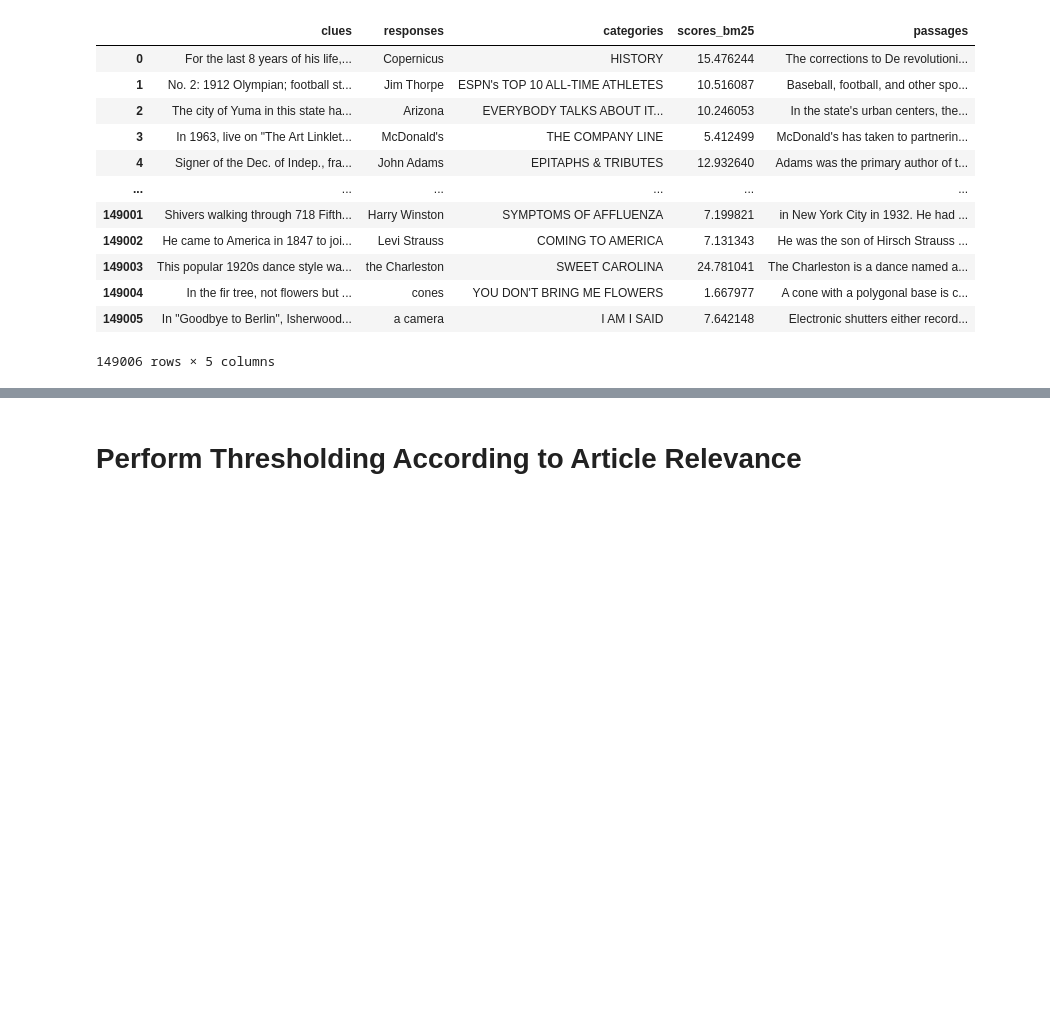
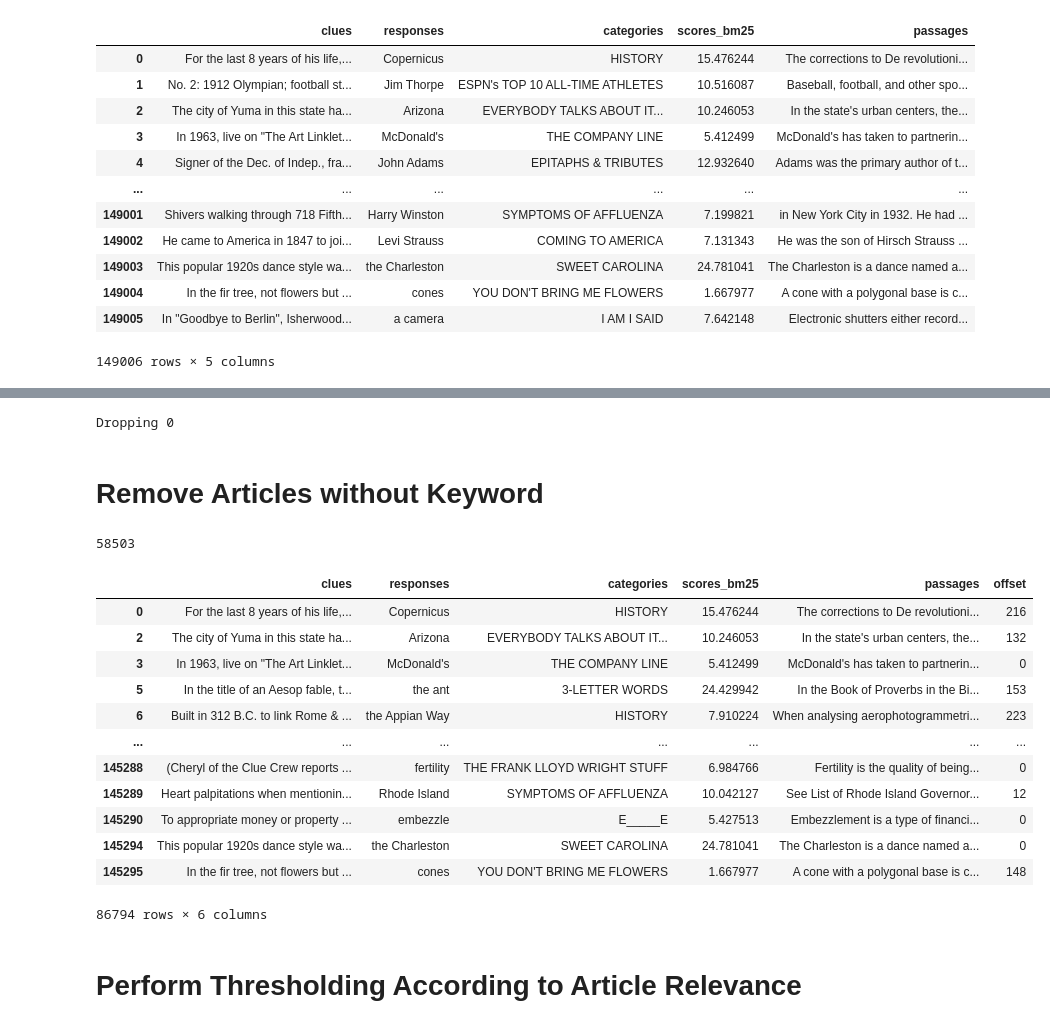
Before and after one commit to adamnpeace/nlp-project, a Jupyter notebook: data-preprocessing.ipynb, the cells around one changed output, grey strips where cells are left out. Saved outputs shown, nothing was run; the diff lists cells and outputs as text; code cells hidden in the pictures; blank space fills up the shorter version.

```diff
--- a/data-preprocessing.ipynb
+++ b/data-preprocessing.ipynb
@@ -225,0 +219,16 @@ df_sorted = df_nourls.sort_values('scores_bm25', ascending=False).reset_index(dr
+# %%
+idxsa = df_nourls.loc[df_nourls['passages'].str.contains("refer to:")].index
+print('Dropping', len(idxsa))
+df_nourls = df_nourls.drop(df_nourls.index[idxsa]).reset_index(drop=True)
+# %% [output]
+Dropping 0
+# %% [markdown]
+# Remove Articles without Keyword
+# %%
+v_naughty_idxs = []
+for i in tqdm(range(len(df_nourls))):
+  if df_nourls['responses'].iloc[i].lower() not in df_nourls['passages'].iloc[i].lower():
+    v_naughty_idxs.append(i)
+len(v_naughty_idxs)
+# %% [output]
+58503
@@ -226,2 +243,18 @@ df_sorted = df_nourls.sort_values('scores_bm25', ascending=False).reset_index(dr
+# %%
+df_matches
+# %% [output]
+|  | clues | responses | categories | scores_bm25 | passages | offset |
+| 0 | For the last 8 years of his life,... | Copernicus | HISTORY | 15.476244 | The corrections to De revolutioni... | 216 |
+| 2 | The city of Yuma in this state ha... | Arizona | EVERYBODY TALKS ABOUT IT... | 10.246053 | In the state's urban centers, the... | 132 |
+| 3 | In 1963, live on "The Art Linklet... | McDonald's | THE COMPANY LINE | 5.412499 | McDonald's has taken to partnerin... | 0 |
+| 5 | In the title of an Aesop fable, t... | the ant | 3-LETTER WORDS | 24.429942 | In the Book of Proverbs in the Bi... | 153 |
+| 6 | Built in 312 B.C. to link Rome & ... | the Appian Way | HISTORY | 7.910224 | When analysing aerophotogrammetri... | 223 |
+| ... | ... | ... | ... | ... | ... | ... |
+| 145288 | (Cheryl of the Clue Crew reports ... | fertility | THE FRANK LLOYD WRIGHT STUFF | 6.984766 | Fertility is the quality of being... | 0 |
+| 145289 | Heart palpitations when mentionin... | Rhode Island | SYMPTOMS OF AFFLUENZA | 10.042127 | See List of Rhode Island Governor... | 12 |
+| 145290 | To appropriate money or property ... | embezzle | E_____E | 5.427513 | Embezzlement is a type of financi... | 0 |
+| 145294 | This popular 1920s dance style wa... | the Charleston | SWEET CAROLINA | 24.781041 | The Charleston is a dance named a... | 0 |
+| 145295 | In the fir tree, not flowers but ... | cones | YOU DON'T BRING ME FLOWERS | 1.667977 | A cone with a polygonal base is c... | 148 |
+86794 rows × 6 columns
 # %% [markdown]
 # Perform Thresholding According to Article Relevance
```
Also changed, not shown: parts of 15 cells of this notebook, 5 other files.
